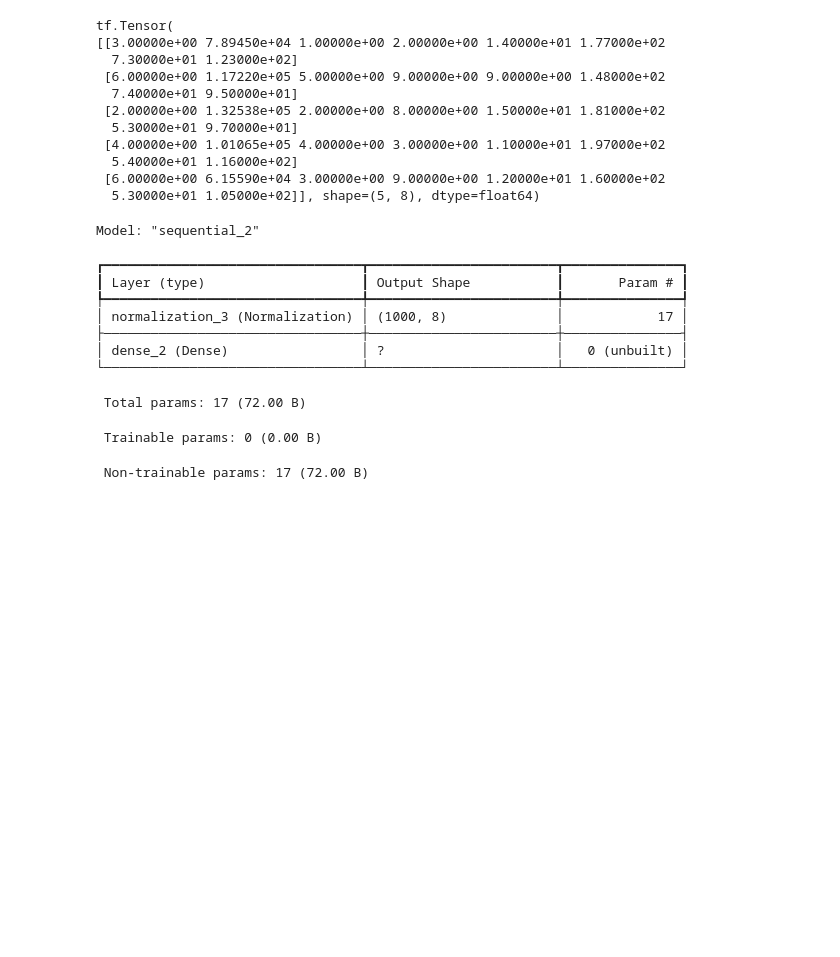
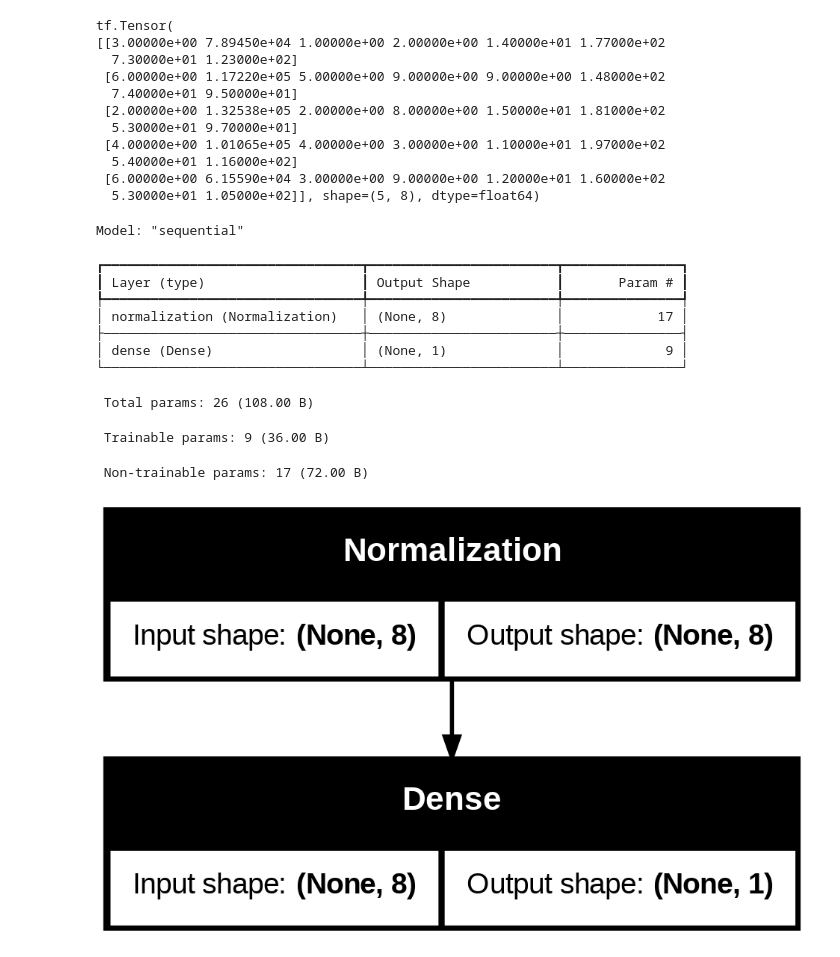
Before and after one commit to ivan-block/Second-Hand-Cars-Regression, a Jupyter notebook: train.ipynb, the cells around one changed output. Cells and saved outputs as stored; diff of their text form; code cells hidden in the pictures; blank space fills up the shorter version.

```diff
--- a/train.ipynb
+++ b/train.ipynb
@@ -78,20 +117,26 @@ tf.Tensor(
   5.30000e+01 1.05000e+02]], shape=(5, 8), dtype=float64)
 # %%
 model = tf.keras.Sequential ([
+    InputLayer(input_shape=(8,)),
     normalizer,
     Dense(1)
 ])
 
 model.summary()
 # %% [output]
-Model: "sequential_2"
+Model: "sequential"
 ┏━━━━━━━━━━━━━━━━━━━━━━━━━━━━━━━━━┳━━━━━━━━━━━━━━━━━━━━━━━━┳━━━━━━━━━━━━━━━┓
 ┃ Layer (type)                    ┃ Output Shape           ┃       Param # ┃
 ┡━━━━━━━━━━━━━━━━━━━━━━━━━━━━━━━━━╇━━━━━━━━━━━━━━━━━━━━━━━━╇━━━━━━━━━━━━━━━┩
-│ normalization_3 (Normalization) │ (1000, 8)              │            17 │
+│ normalization (Normalization)   │ (None, 8)              │            17 │
 ├─────────────────────────────────┼────────────────────────┼───────────────┤
-│ dense_2 (Dense)                 │ ?                      │   0 (unbuilt) │
+│ dense (Dense)                   │ (None, 1)              │             9 │
 └─────────────────────────────────┴────────────────────────┴───────────────┘
- Total params: 17 (72.00 B)
+ Total params: 26 (108.00 B)
- Trainable params: 0 (0.00 B)
+ Trainable params: 9 (36.00 B)
  Non-trainable params: 17 (72.00 B)
+# %%
+model.build()
+tf.keras.utils.plot_model(model, to_file='models.png', show_shapes=True)
+# %% [output]
+[figure, added]
```
Also changed, not shown: parts of 13 cells of this notebook.
